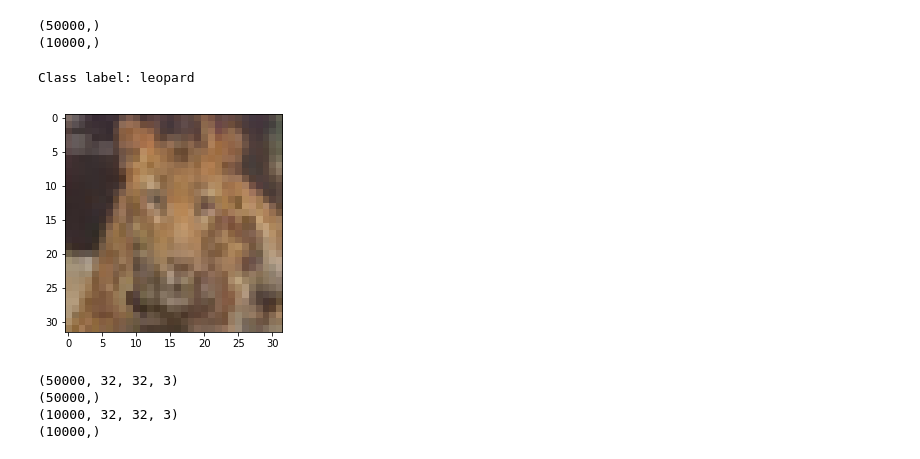
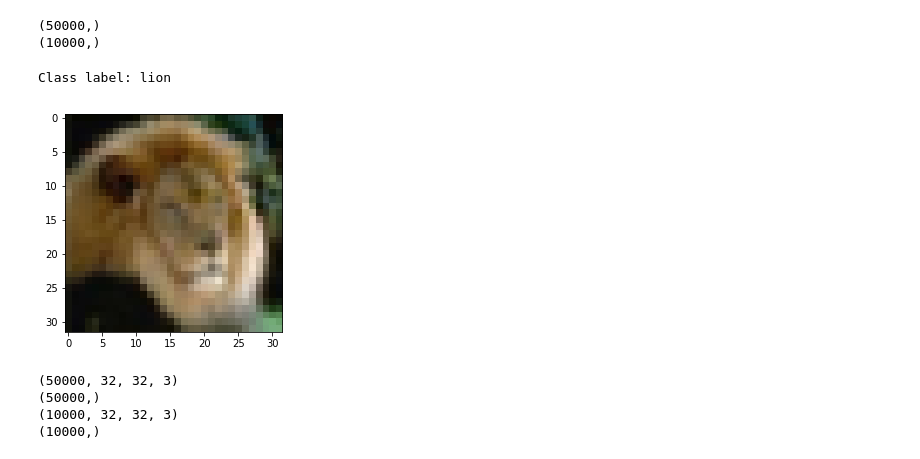
Before and after one commit to natarajan-chidambaram/Deep_Learning, a Jupyter notebook: Siamese_Triplet_OneShotLearning/Siamese_Triplet_oneShotLearning.ipynb, the cells around one changed output. Cells and saved outputs as stored; diff of their text form; code cells hidden in the pictures.

```diff
--- a/Assignment 2/Assignment_2_1_18_05_Oneshort.ipynb
+++ b/Siamese_Triplet_OneShotLearning/Siamese_Triplet_oneShotLearning.ipynb
@@ -64,15 +64,15 @@ class_labels = ['apple', 'aquarium_fish', 'baby', 'bear', 'beaver', 'bed', 'bee'
     'tulip', 'turtle', 'wardrobe', 'whale', 'willow_tree', 'wolf', 'woman',
     'worm']
 # %%
-example_id = 5000  # pick any integer from 0 to 49999 to visualize a training example
+example_id = 14130  # pick any integer from 0 to 49999 to visualize a training example
 example = x_train[example_id]
 label = y_train[example_id]
 print("Class label:", class_labels[label])
 plt.imshow(example)
 plt.show()
 # %% [output]
-Class label: leopard
+Class label: lion
-[figure, old version]
+[figure, new version]
 # %%
 img_rows,img_cols,chns = 32, 32, 3
 n_classes = 100
```
Also changed, not shown: parts of 31 cells of this notebook, 10 other files.
